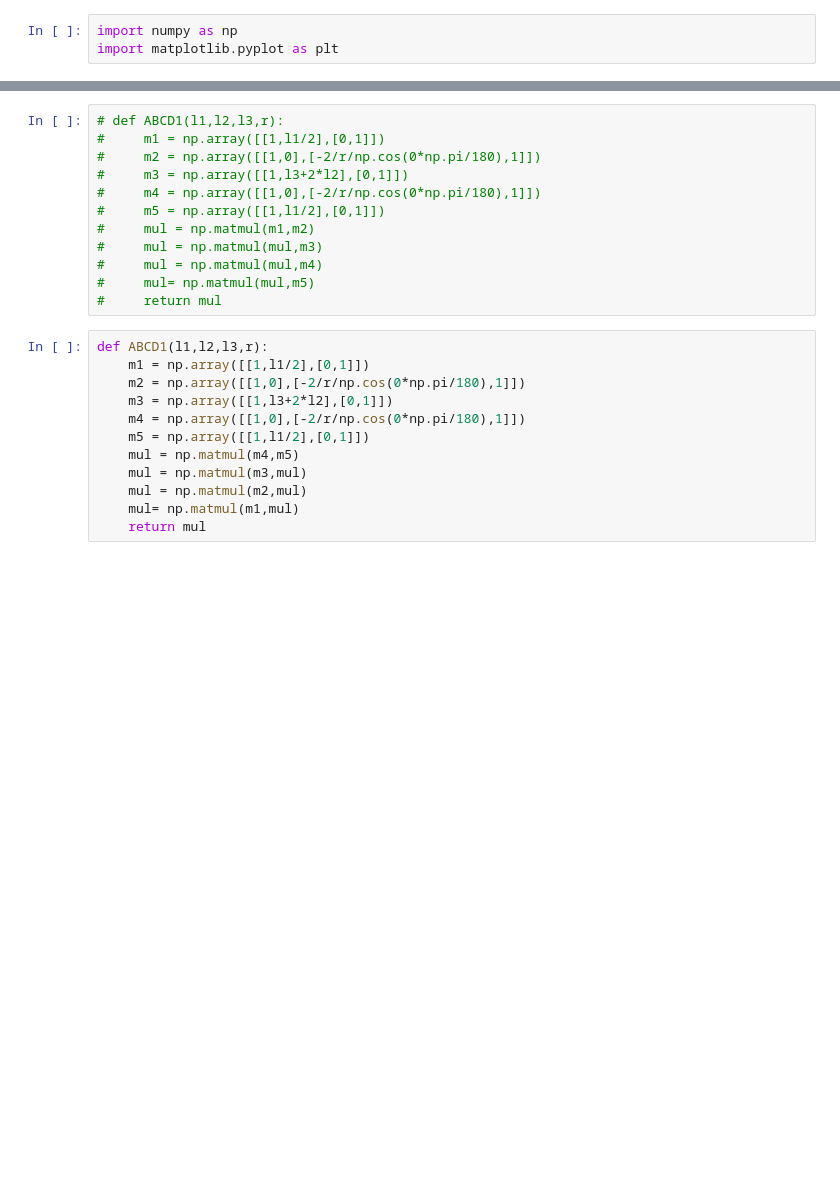
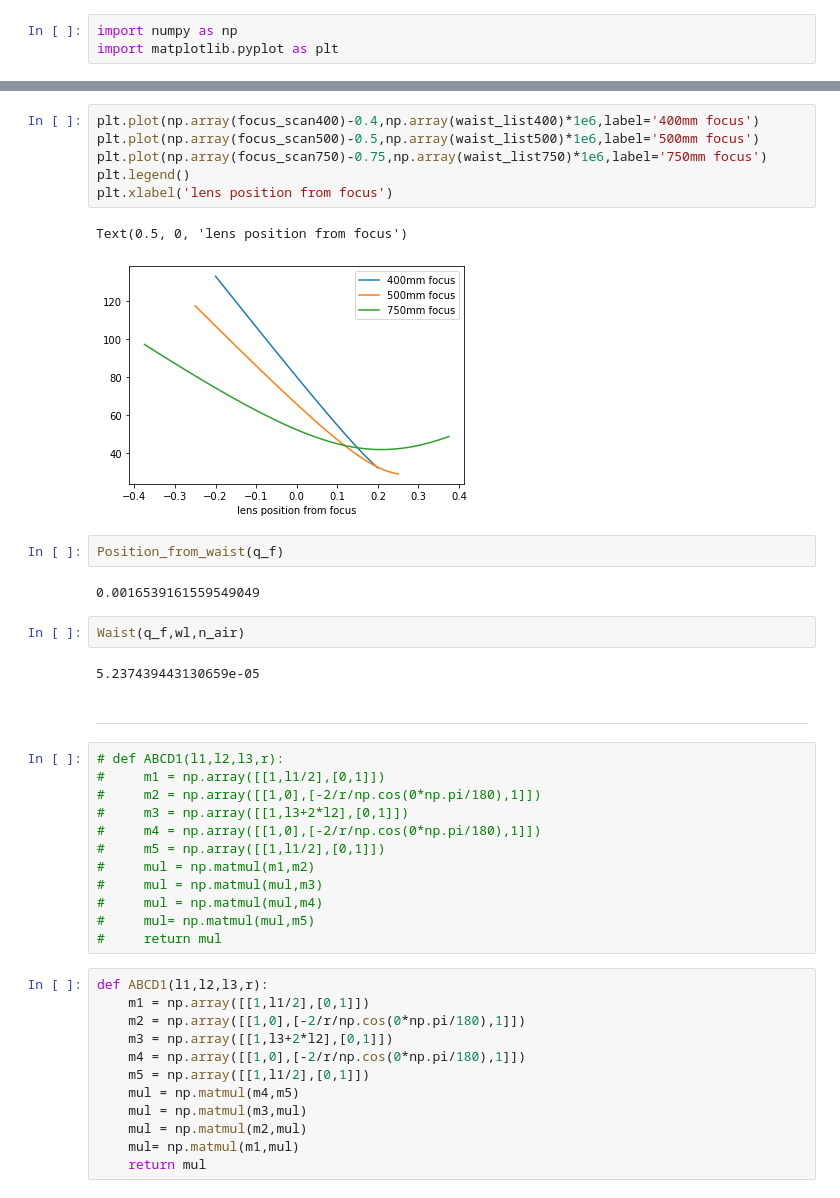
Before and after one commit to JianhuiL/Gaussian_Optics, a Jupyter notebook: Doubling Cavity jh.ipynb, the cells around one changed output, grey strips where cells are left out. Saved outputs shown, nothing was run; the diff lists cells and outputs as text; blank space fills up the shorter version.

```diff
--- a/Doubling Cavity jh.ipynb
+++ b/Doubling Cavity jh.ipynb
@@ -81,3 +295,22 @@ Note that this is calculated without crystal and bending angle. Note that Konrad
+# %%
+plt.plot(np.array(focus_scan400)-0.4,np.array(waist_list400)*1e6,label='400mm focus')
+plt.plot(np.array(focus_scan500)-0.5,np.array(waist_list500)*1e6,label='500mm focus')
+plt.plot(np.array(focus_scan750)-0.75,np.array(waist_list750)*1e6,label='750mm focus')
+plt.legend()
+plt.xlabel('lens position from focus')
+# %% [output]
+Text(0.5, 0, 'lens position from focus')
+[figure, added]
+# %%
+Position_from_waist(q_f)
+# %% [output]
+0.0016539161559549049
+# %%
+Waist(q_f,wl,n_air)
+# %% [output]
+5.237439443130659e-05
+# %% [markdown]
+-----
 # %%
 # def ABCD1(l1,l2,l3,r):
 #     m1 = np.array([[1,l1/2],[0,1]])
```
Also changed, not shown: parts of 52 cells of this notebook.
